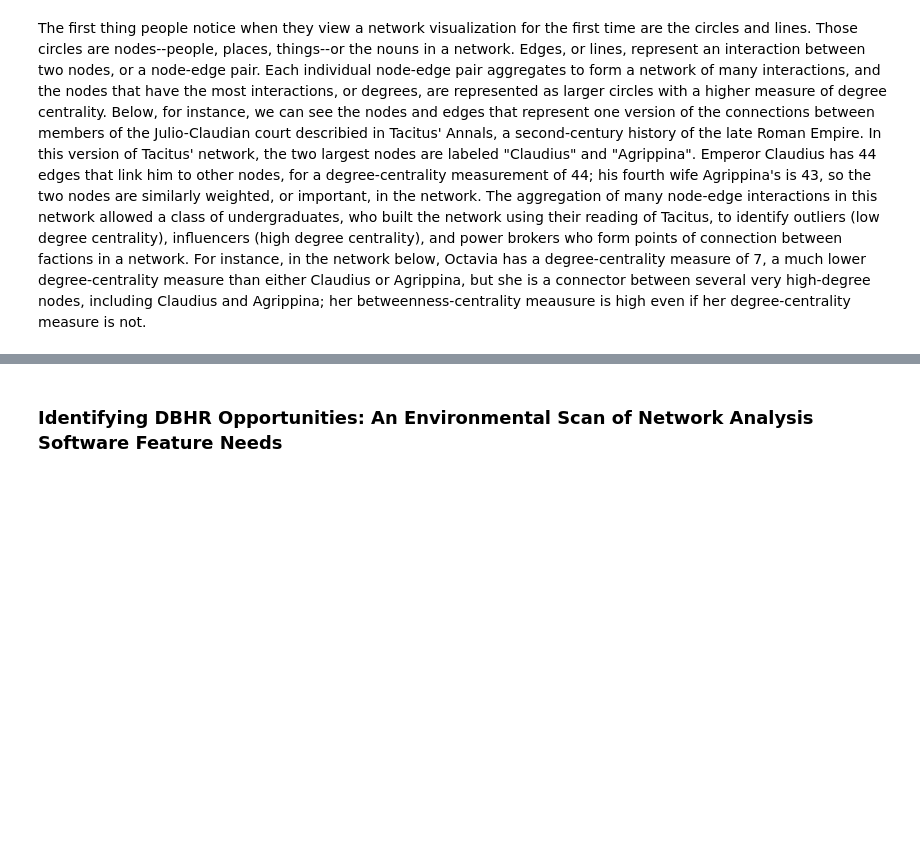
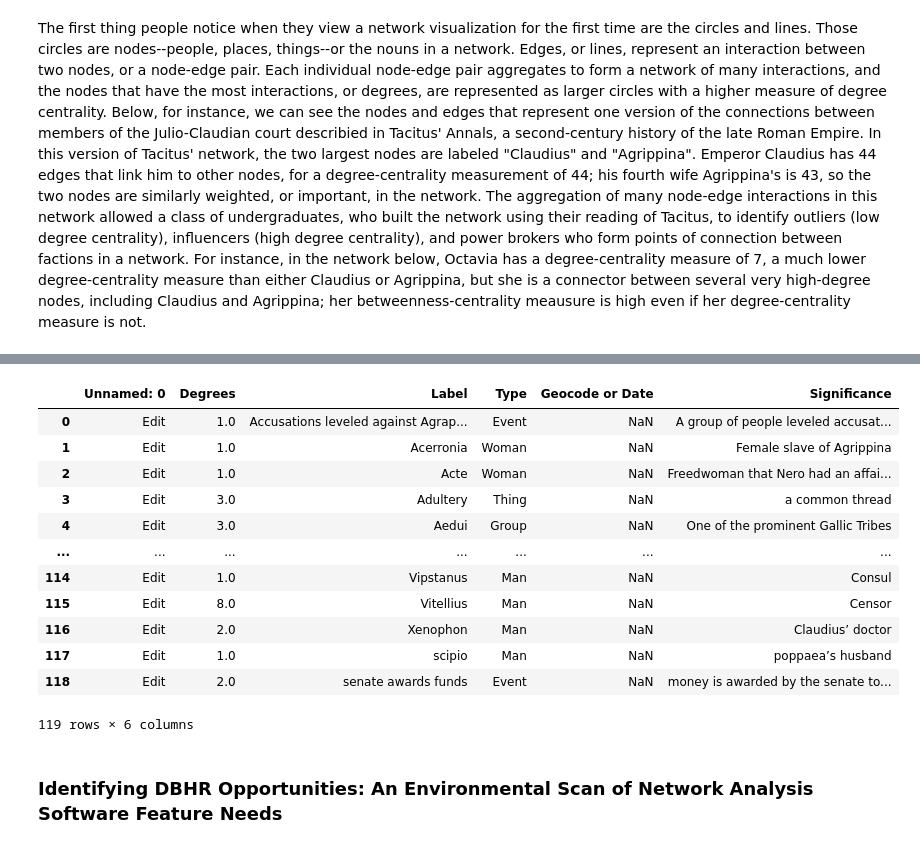
Before and after one commit to kalanicraig/dbhr_jdh2023, a Jupyter notebook: work/author_guideline_template.ipynb, the cells around one changed output, grey strips where cells are left out. Cells and saved outputs as stored; diff of their text form; code cells hidden in the pictures; blank space fills up the shorter version.

```diff
--- a/work/author_guideline_template.ipynb
+++ b/work/author_guideline_template.ipynb
@@ -94,3 +122,20 @@ display(IFrame(src, width='100%', height='1000'))
+# %%
+df = pd.read_csv("script/Tacitus_StudentEdges_2019-10.csv")
+df
+# %% [output]
+|  | Unnamed: 0 | Degrees | Label | Type | Geocode or Date | Significance |
+| 0 | Edit | 1.0 | Accusations leveled against Agrap... | Event | NaN | A group of people leveled accusat... |
+| 1 | Edit | 1.0 | Acerronia | Woman | NaN | Female slave of Agrippina |
+| 2 | Edit | 1.0 | Acte | Woman | NaN | Freedwoman that Nero had an affai... |
+| 3 | Edit | 3.0 | Adultery | Thing | NaN | a common thread |
+| 4 | Edit | 3.0 | Aedui | Group | NaN | One of the prominent Gallic Tribes |
+| ... | ... | ... | ... | ... | ... | ... |
+| 114 | Edit | 1.0 | Vipstanus | Man | NaN | Consul |
+| 115 | Edit | 8.0 | Vitellius | Man | NaN | Censor |
+| 116 | Edit | 2.0 | Xenophon | Man | NaN | Claudius’ doctor |
+| 117 | Edit | 1.0 | scipio | Man | NaN | poppaea’s husband |
+| 118 | Edit | 2.0 | senate awards funds | Event | NaN | money is awarded by the senate to... |
+119 rows × 6 columns
 # %% [markdown]
 ### Identifying DBHR Opportunities: An Environmental Scan of Network Analysis Software Feature Needs
 # %% [markdown]
```
Also changed, not shown: parts of 5 cells of this notebook.
